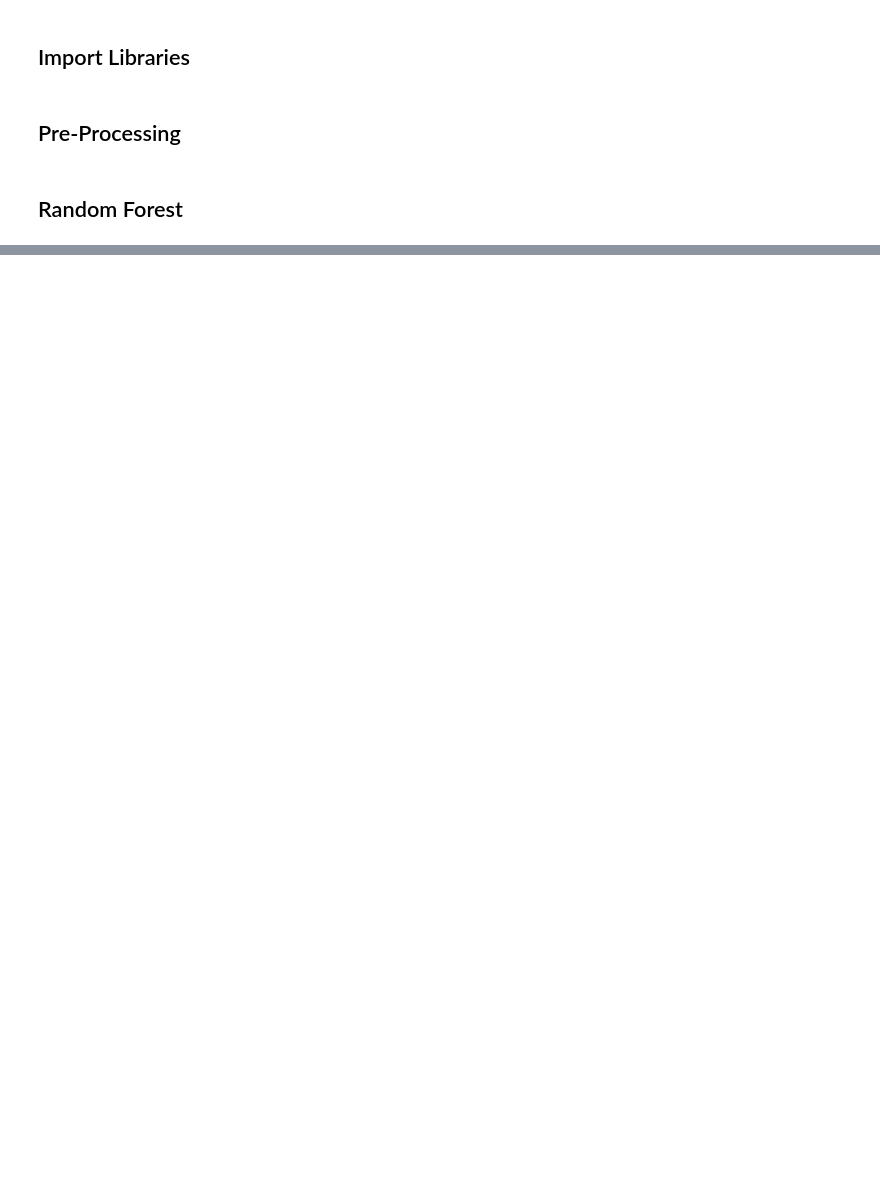
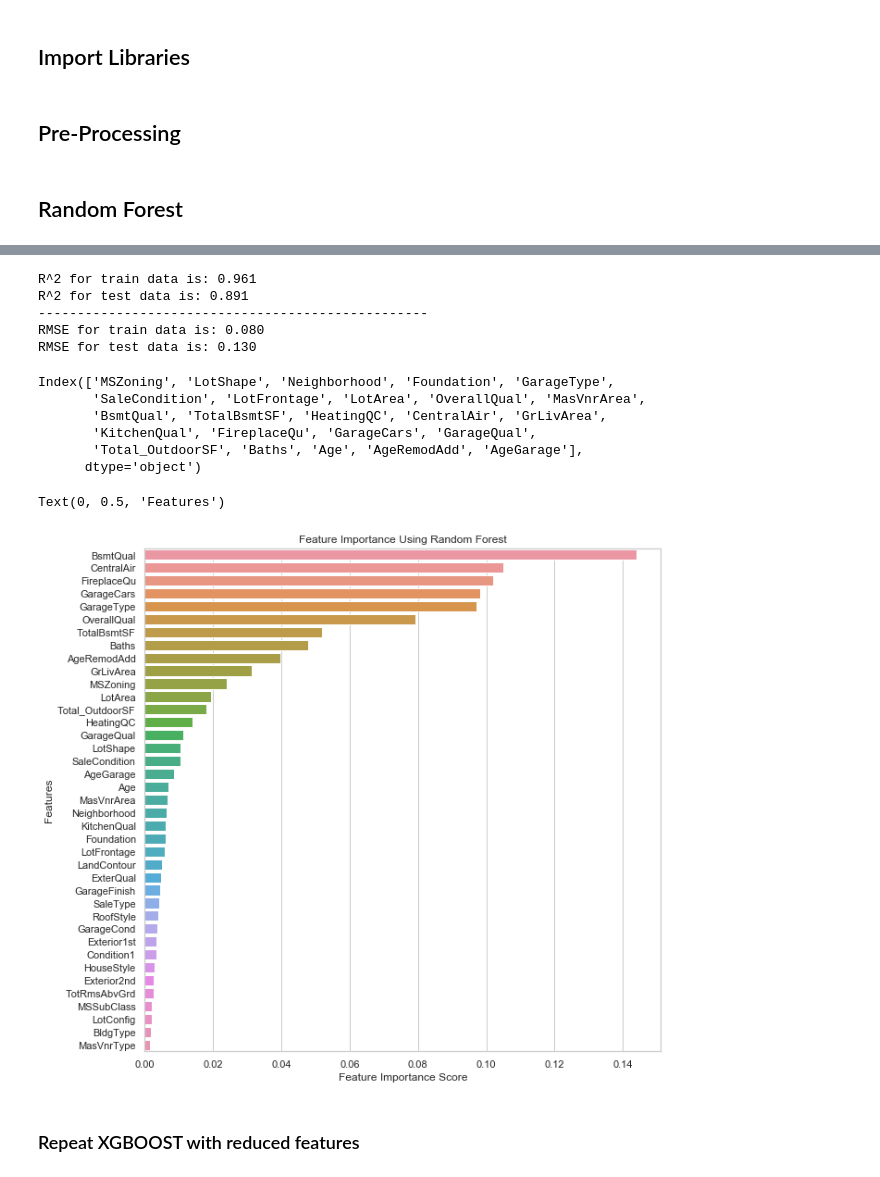
Before and after one commit to mwc201/Housing_Price_Prediction, a Jupyter notebook: Marcus_C/TreeBased_Models.ipynb, the cells around one changed output, grey strips where cells are left out. Drawn from its saved outputs; the diff is of its cells as text; code cells hidden in the pictures; blank space fills up the shorter version.

```diff
--- a/Marcus_C/TreeBased_Models.ipynb
+++ b/Marcus_C/TreeBased_Models.ipynb
@@ -37,0 +210,2 @@ X_train, X_test, y_train, y_test = train_test_split(X, y, test_size = 0.3, rando
+# %%
+xgbr.fit(X_train, y_train)
@@ -37,0 +242,12 @@ X_train, X_test, y_train, y_test = train_test_split(X, y, test_size = 0.3, rando
+# %%
+#hyperparameter tuning using grid search
+xgbr = XGBRegressor()
+grid_param_xgbr = [{'max_depth': range(1, 4),
+               'n_estimators':range(10,500,20)}]
+# %%
+grid_search_xgbr = GridSearchCV(xgbr, grid_param_xgbr, cv=10, n_jobs=-1, verbose=1)
+grid_search_xgbr.fit(X_train, y_train)
+
+print("RF Grid Search Best params: ", grid_search_xgbr.best_params_)
+print("RF Grid Search Best score: ", grid_search_xgbr.best_score_)
+print("RF Grid Search Best estimators: ", grid_search_xgbr.best_estimator_)
@@ -37,0 +271,48 @@ X_train, X_test, y_train, y_test = train_test_split(X, y, test_size = 0.3, rando
+# %%
+#results with best XGBR estimators
+best_XGBR = grid_search_xgbr.best_estimator_
+
+y_train_pred_xgbr = best_XGBR.predict(X_train)
+RMSE_train = np.sqrt(mean_squared_error(y_train,y_train_pred_xgbr))
+
+y_test_pred_xgbr = best_XGBR.predict(X_test)
+RMSE_test = np.sqrt(mean_squared_error(y_test,y_test_pred_xgbr))
+
+print("R^2 for train data is: %.3f" %(grid_search_xgbr.score(X_train, y_train)))
+print("R^2 for test data is: %.3f" %(grid_search_xgbr.score(X_test,y_test)))
+print("-" * 50)
+print('RMSE for train data is: %.3f' % RMSE_train)
+print('RMSE for test data is: %.3f' % RMSE_test)
+# %% [output]
+R^2 for train data is: 0.961
+R^2 for test data is: 0.891
+--------------------------------------------------
+RMSE for train data is: 0.080
+RMSE for test data is: 0.130
+# %%
+#create important and unimportant columns
+feature_importance = 100.0 * (best_XGBR.feature_importances_ / best_XGBR.feature_importances_.max())
+imp_col = X_train.columns[feature_importance >= 4]
+unimp_col = X_train.columns[feature_importance < 4]
+print(imp_col)
+
+#feature importance graph
+sorted_importance = sorted(zip(X.columns, best_XGBR.feature_importances_), key=lambda t:t[1], reverse=True)
+a, b = zip(*sorted_importance)
+plt.figure(figsize = (10,10))
+df = pd.DataFrame({'feature_name':a, 'importance_score':b})
+sns.barplot(data = df, x = 'importance_score', y= 'feature_name', orient = 'h');
+plt.title('Feature Importance Using Random Forest')
+plt.xlabel('Feature Importance Score')
+plt.ylabel('Features')
+# %% [output]
+Index(['MSZoning', 'LotShape', 'Neighborhood', 'Foundation', 'GarageType',
+       'SaleCondition', 'LotFrontage', 'LotArea', 'OverallQual', 'MasVnrArea',
+       'BsmtQual', 'TotalBsmtSF', 'HeatingQC', 'CentralAir', 'GrLivArea',
+       'KitchenQual', 'FireplaceQu', 'GarageCars', 'GarageQual',
+       'Total_OutdoorSF', 'Baths', 'Age', 'AgeRemodAdd', 'AgeGarage'],
+      dtype='object')
+Text(0, 0.5, 'Features')
+[figure, added]
+# %% [markdown]
+### Repeat XGBOOST with reduced features
```
Also changed, not shown: parts of 24 cells of this notebook, 8 other files.
